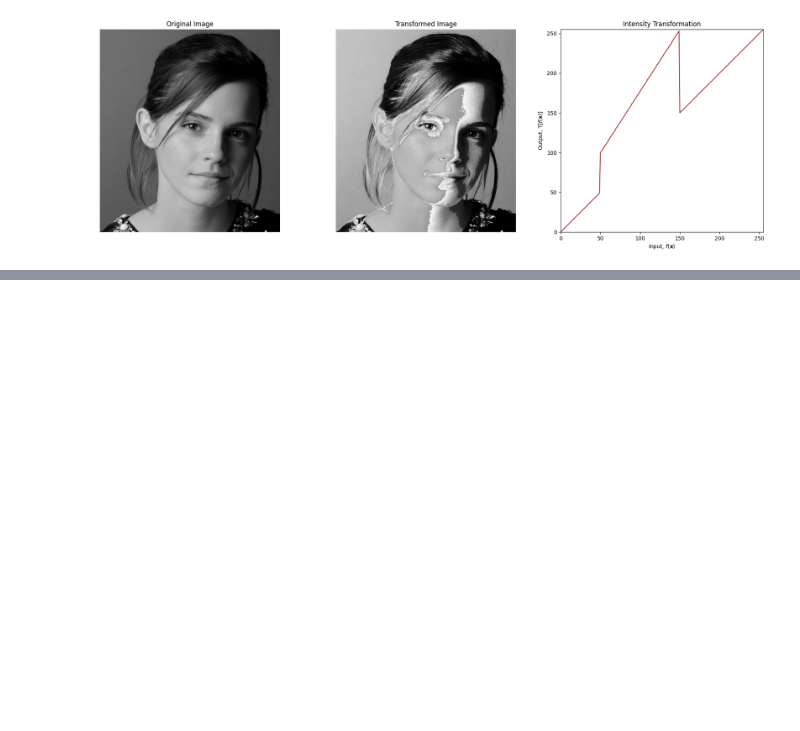
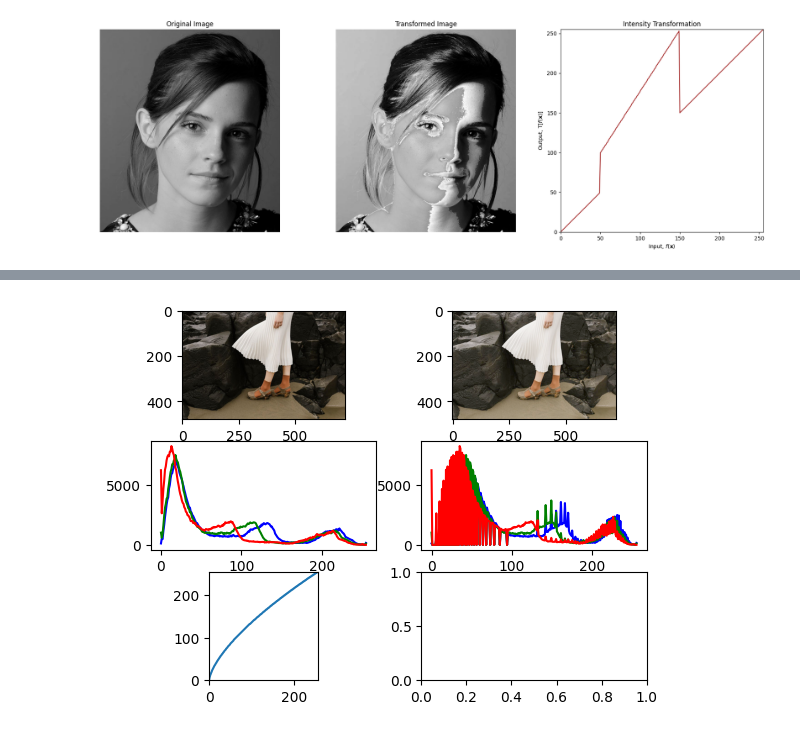
Before and after one commit to Kirushanth-G/EN3160---Image-Processing-and-Machine-Vision, a Jupyter notebook: Assignment1.ipynb, the cells around one changed output, grey strips where cells are left out. Saved outputs shown, nothing was run; the diff lists cells and outputs as text; code cells hidden in the pictures; blank space fills up the shorter version.

Commit message:
gamma correction

```diff
--- a/Assignment1.ipynb
+++ b/Assignment1.ipynb
@@ -204,0 +208,29 @@ plt.show()
+# %%
+# Gamma and Histograms
+import cv2 as cv
+import matplotlib.pyplot as plt
+import numpy as np
+img_orig = cv.imread(r'a1images\highlights_and_shadows.jpg', cv.IMREAD_COLOR)
+gamma = 1.5
+table = np.array([(i/255.0)**(1/gamma)*255.0 for i in np.arange(0,256)]).astype('uint8')
+img_gamma = cv.LUT(img_orig, table)
+img_orig = cv.cvtColor(img_orig, cv.COLOR_BGR2RGB)
+img_gamma = cv.cvtColor(img_gamma, cv.COLOR_BGR2RGB)
+f, axarr = plt.subplots(3,2)
+axarr[0,0].imshow(img_orig)
+axarr[0,1].imshow(img_gamma)
+
+color = ('b', 'g', 'r')
+for i, c in enumerate(color):
+    hist_orig = cv.calcHist([img_orig], [i], None, [256], [0,256])
+    axarr[1,0].plot(hist_orig, color = c)
+    hist_gamma = cv.calcHist([img_gamma], [i], None, [256], [0,256])
+    axarr[1,1].plot(hist_gamma, color = c)
+axarr[2,0].plot(table)
+axarr[2,0].set_xlim(0,255)
+axarr[2,0].set_ylim(0,255)
+axarr[2,0].set_aspect('equal')
+
+plt.show()
+# %% [output]
+[figure, added]
```
Also changed, not shown: parts of 2 cells of this notebook.
